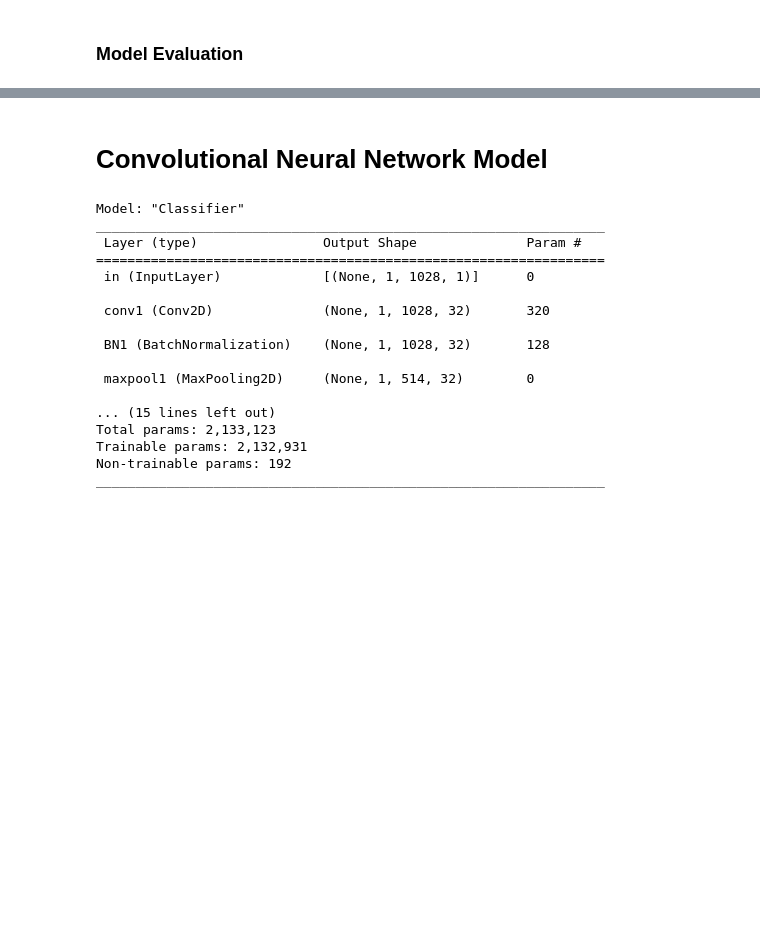
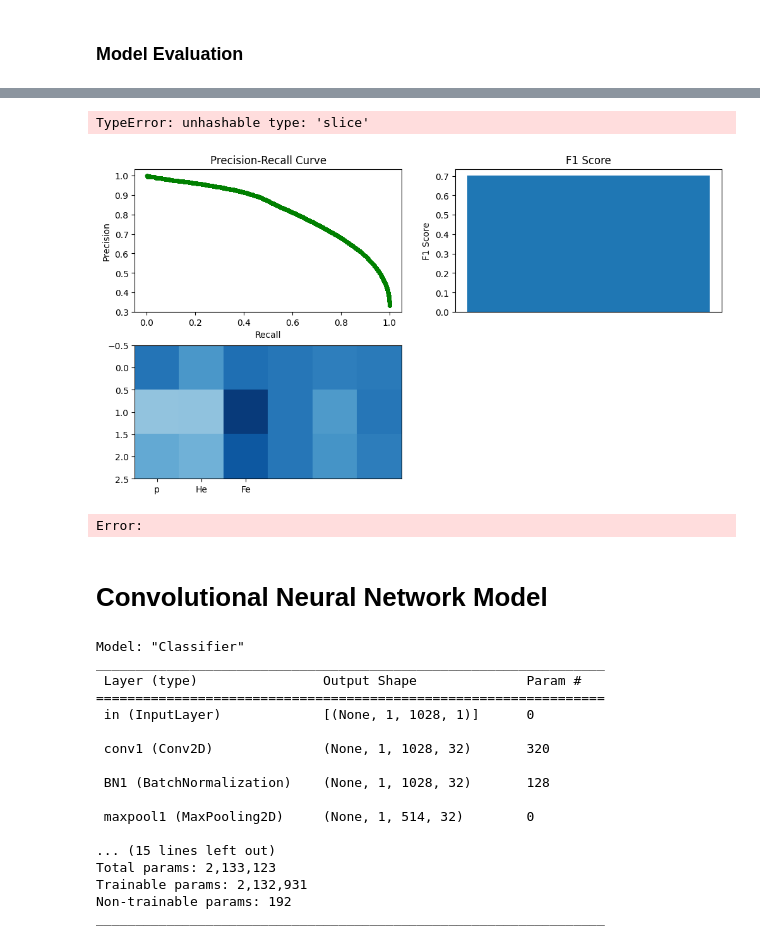
Before and after one commit to LorenzoValente3/Iron-Classifier, a Jupyter notebook: internship.ipynb, the cells around one changed output, grey strips where cells are left out. Saved outputs shown, nothing was run; the diff lists cells and outputs as text; code cells hidden in the pictures; blank space fills up the shorter version.

```diff
--- a/internship.ipynb
+++ b/internship.ipynb
@@ -625,0 +679,3 @@ True Labels: [0 2 2 ... 1 2 2]
+# %%
+utils.plot_evaluation_plots(ensemble_model, x_valid, y_valid)
+# %% [output]
@@ -626,3 +687,6 @@ True Labels: [0 2 2 ... 1 2 2]
+TypeError: unhashable type: 'slice'
+[figure, added]
+Error:
 # %% [markdown]
 # Convolutional Neural Network Model
 # %%
```
Also changed, not shown: parts of 14 cells of this notebook, 2 other files.
